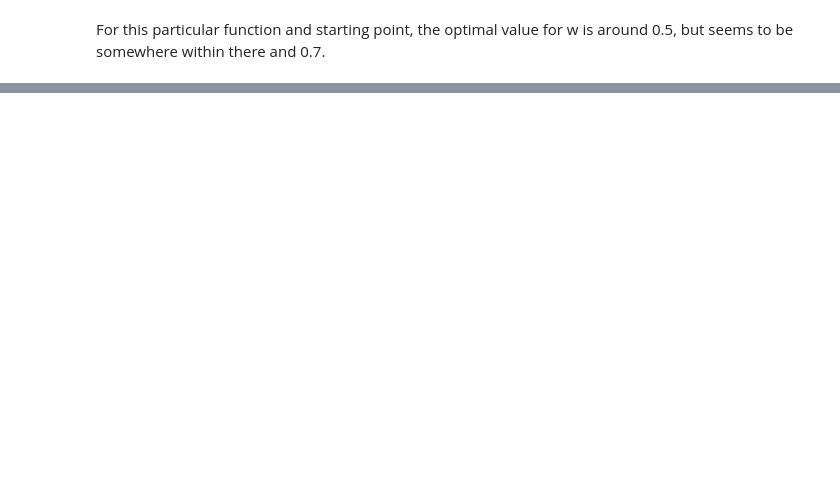
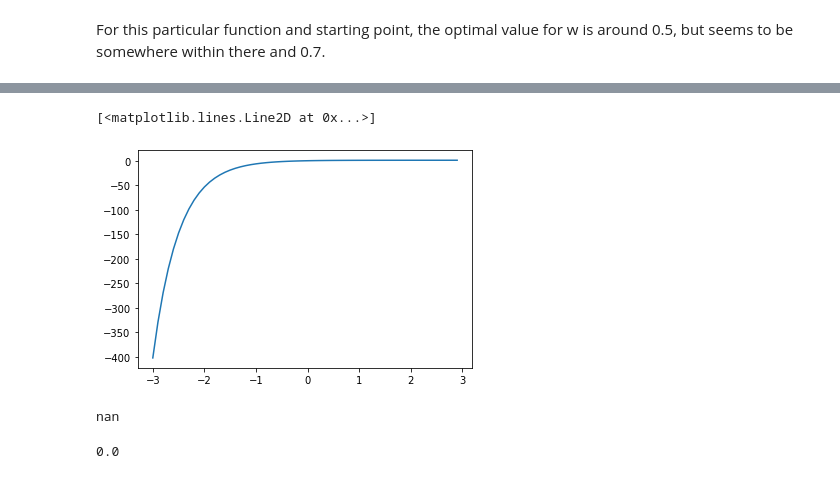
Before and after one commit to nkasmanoff/CompPhys2019, a Jupyter notebook: homework2/Notebooks/HW 2 Q1.ipynb, the cells around one changed output, grey strips where cells are left out. Cells and saved outputs as stored; diff of their text form; code cells hidden in the pictures; blank space fills up the shorter version.

```diff
--- a/homework2/Notebooks/HW 2 Q1.ipynb
+++ b/homework2/Notebooks/HW 2 Q1.ipynb
@@ -136,0 +176,16 @@ Maybe oscillatory functions, where overshooting would cause the function to acci
+# %%
+c = 2
+f = lambda x: 1-np.exp(-c*x)
+xs = np.arange(-3,3,.1)
+plt.plot(xs,f(xs))
+# %% [output]
+[<matplotlib.lines.Line2D at 0x...>]
+[figure, added]
+# %%
+x
+# %% [output]
+nan
+# %%
+3 / np.inf
+# %% [output]
+0.0
```
Also changed, not shown: parts of 16 cells of this notebook, 15 other files.
